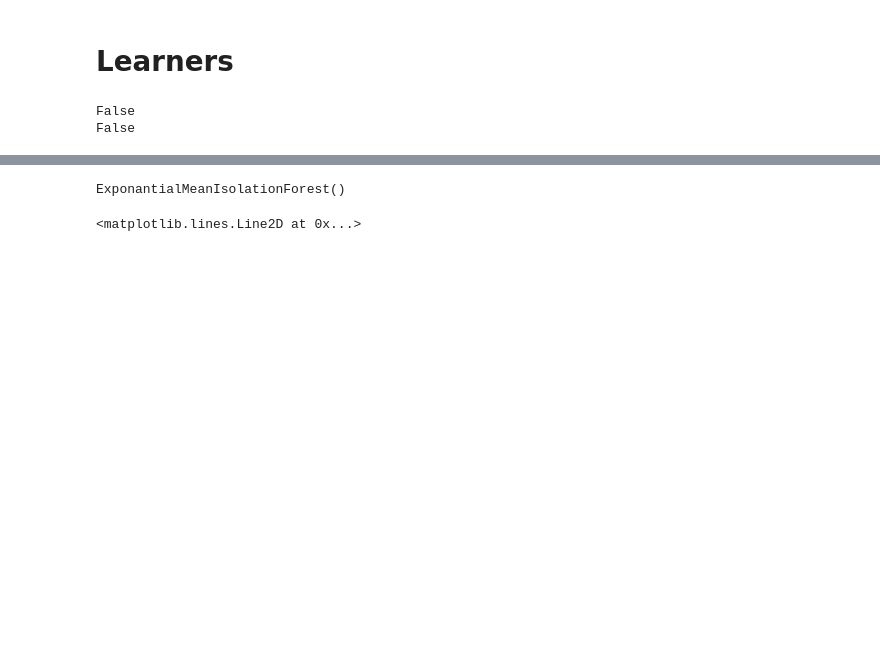
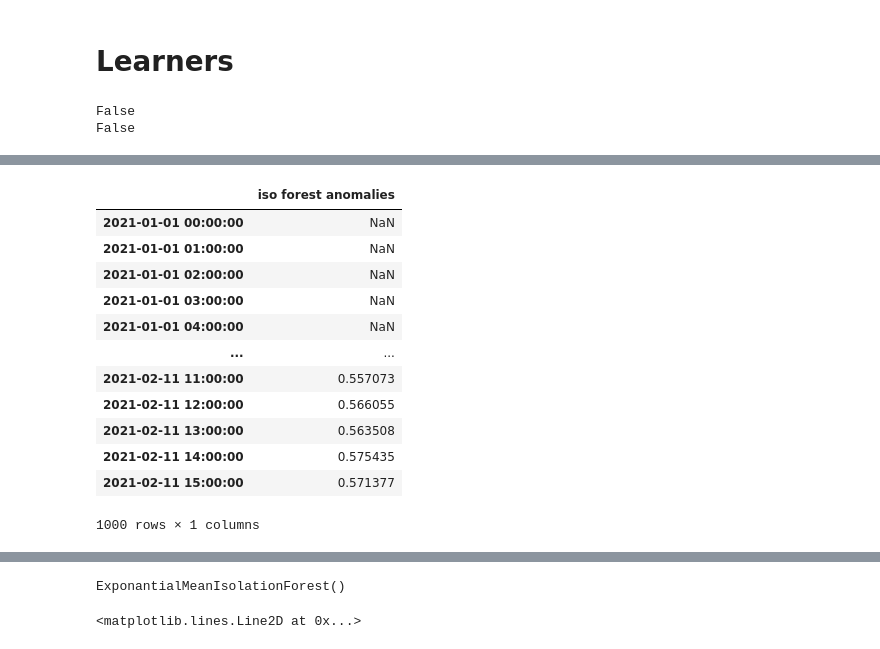
Before and after one commit to IRT-SystemX/tadkit-core, a Jupyter notebook: examples/highlights/unidim_ad_example.ipynb, the cells around one changed output, grey strips where cells are left out. Cells and saved outputs as stored; diff of their text form; code cells hidden in the pictures; blank space fills up the shorter version.

```diff
--- a/examples/highlights/unidim_ad_example.ipynb
+++ b/examples/highlights/unidim_ad_example.ipynb
@@ -139,3 +152,19 @@ StandardScalerIsolationForest()
+# %%
+iso_anomalies
+# %% [output]
+|  | iso forest anomalies |
+| 2021-01-01 00:00:00 | NaN |
+| 2021-01-01 01:00:00 | NaN |
+| 2021-01-01 02:00:00 | NaN |
+| 2021-01-01 03:00:00 | NaN |
+| 2021-01-01 04:00:00 | NaN |
+| ... | ... |
+| 2021-02-11 11:00:00 | 0.557073 |
+| 2021-02-11 12:00:00 | 0.566055 |
+| 2021-02-11 13:00:00 | 0.563508 |
+| 2021-02-11 14:00:00 | 0.575435 |
+| 2021-02-11 15:00:00 | 0.571377 |
+1000 rows × 1 columns
 # %%
 class ExponantialMean:
     def __init__(self, lags, sub_X=False) -> None:
```
Also changed, not shown: parts of 9 cells of this notebook, 5 other files.
